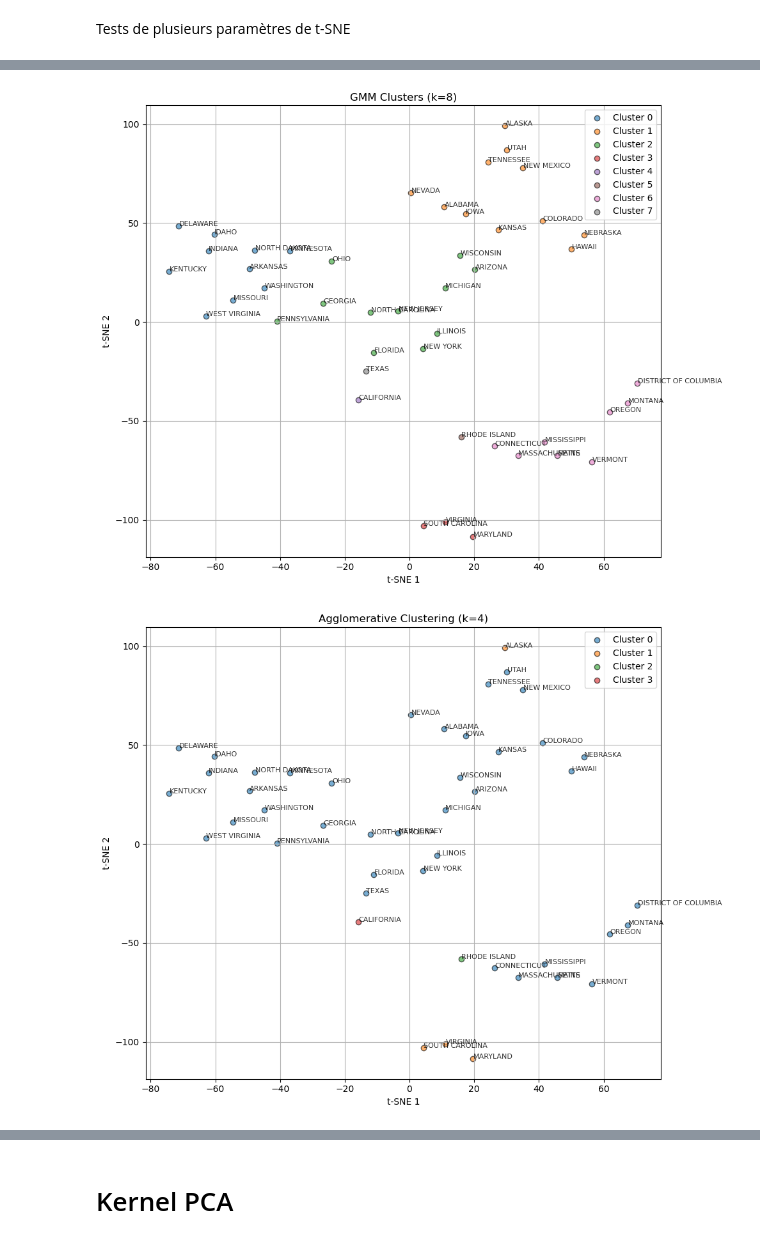
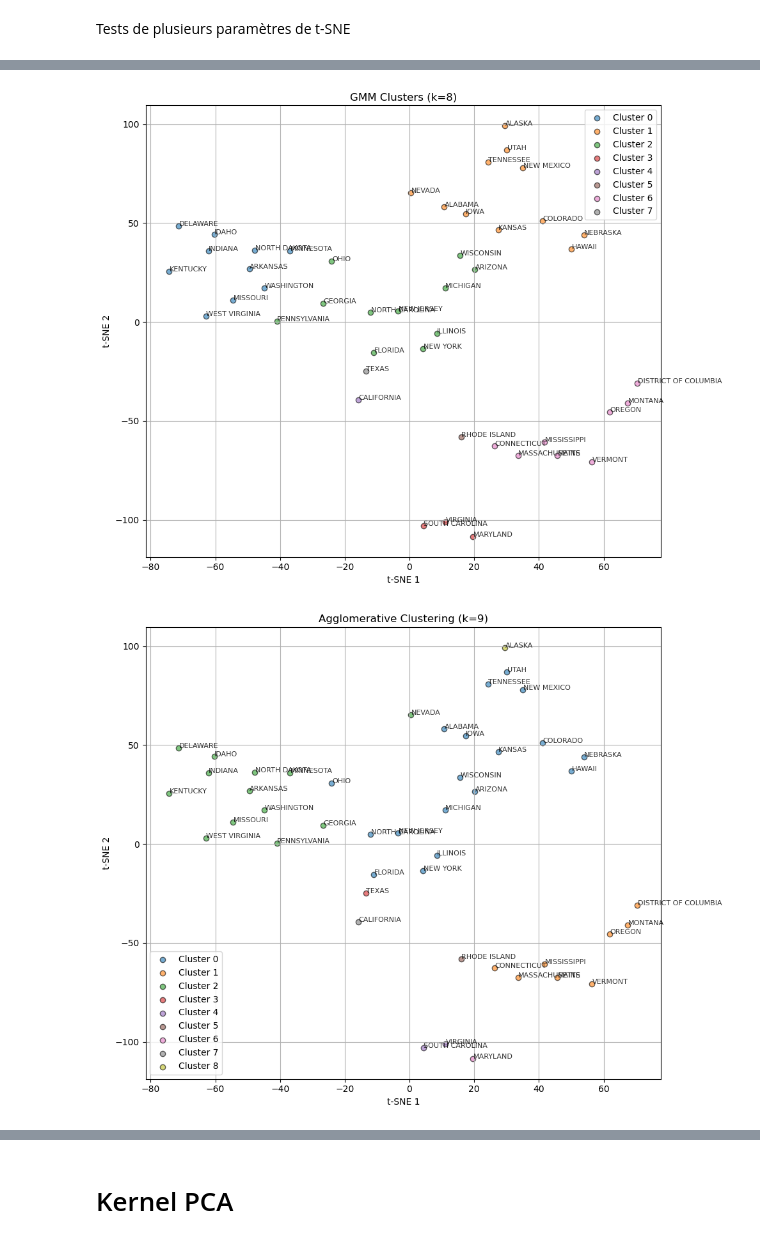
Before and after one commit to mikhailBenali/ML2_Project_ESB_adoption, a Jupyter notebook: src/BusDistribution.ipynb, the cells around one changed output, grey strips where cells are left out. Saved outputs shown, nothing was run; the diff lists cells and outputs as text; code cells hidden in the pictures.

```diff
--- a/src/BusDistribution.ipynb
+++ b/src/BusDistribution.ipynb
@@ -492,7 +495,7 @@ Pour DBSCAN, en prenant en compte les 4 scores et min_samples=3, la distance qui
 # %%
 kmeans = KMeans(n_clusters=8, random_state=42)
 gmm = GaussianMixture(n_components=8, random_state=42)
-agglo = AgglomerativeClustering(n_clusters=4)
+agglo = AgglomerativeClustering(n_clusters=9)
 dbscan = DBSCAN(eps=5.7, min_samples=3)
 # %%
 labels_kmeans = kmeans.fit_predict(X_scaled)
@@ -542,12 +545,12 @@ X_tsne = tsne.fit_transform(X_scaled)
 # %%
 states = df_state_clean["State"].values
 
 plot_clusters_with_labels(X_tsne, labels_kmeans, "KMeans Clusters (k=8)", states)
 plot_clusters_with_labels(X_tsne, labels_gmm, "GMM Clusters (k=8)", states)
-plot_clusters_with_labels(X_tsne, labels_agglo, "Agglomerative Clustering (k=4)", states)
+plot_clusters_with_labels(X_tsne, labels_agglo, "Agglomerative Clustering (k=9)", states)
 plot_clusters_with_labels(X_tsne, labels_dbscan, "DBSCAN Clusters (eps=5.6, min_samples=3)", states)
 # %% [output]
 [figure]
 [figure]
-[figure, old version]
+[figure, new version]
 [figure]
```
Also changed, not shown: parts of 14 cells of this notebook.
